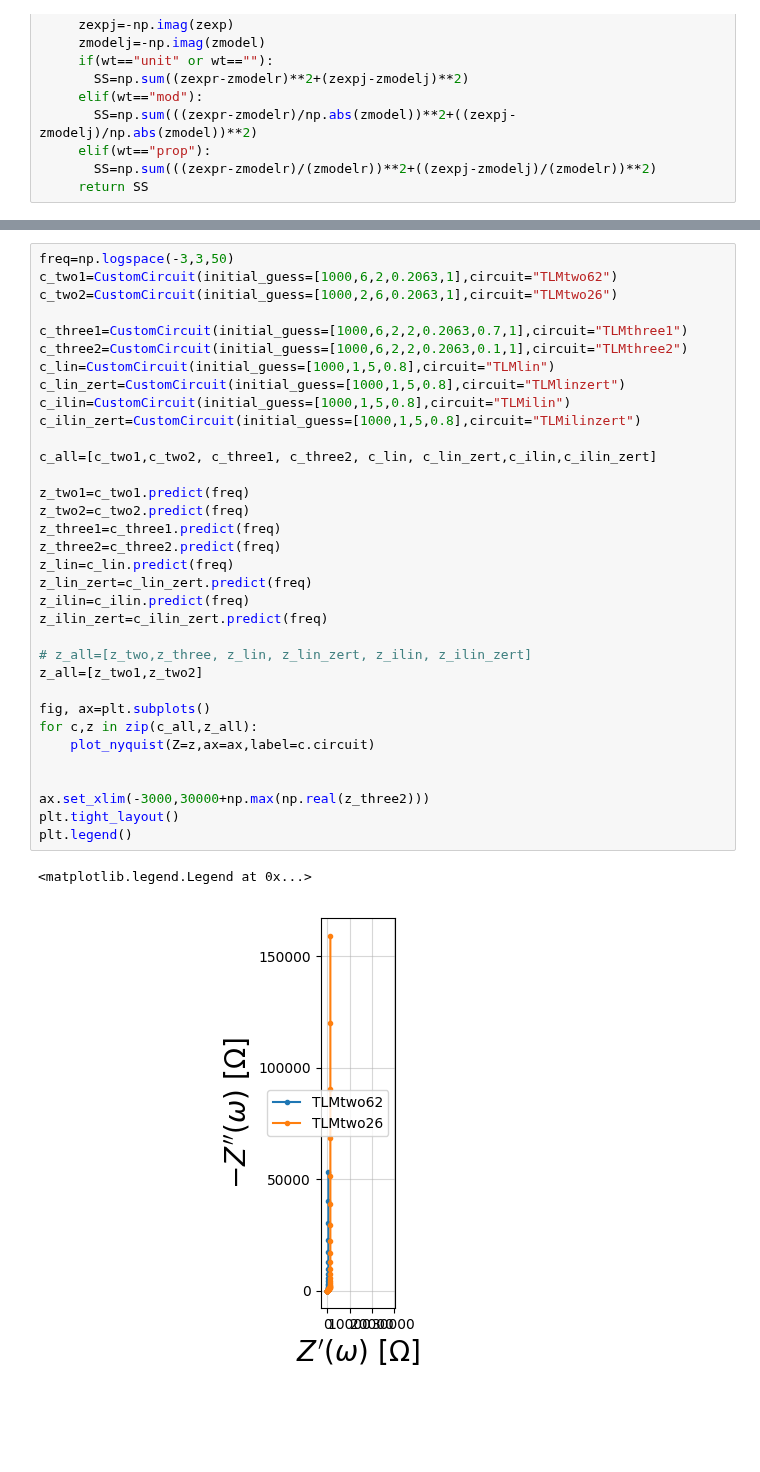
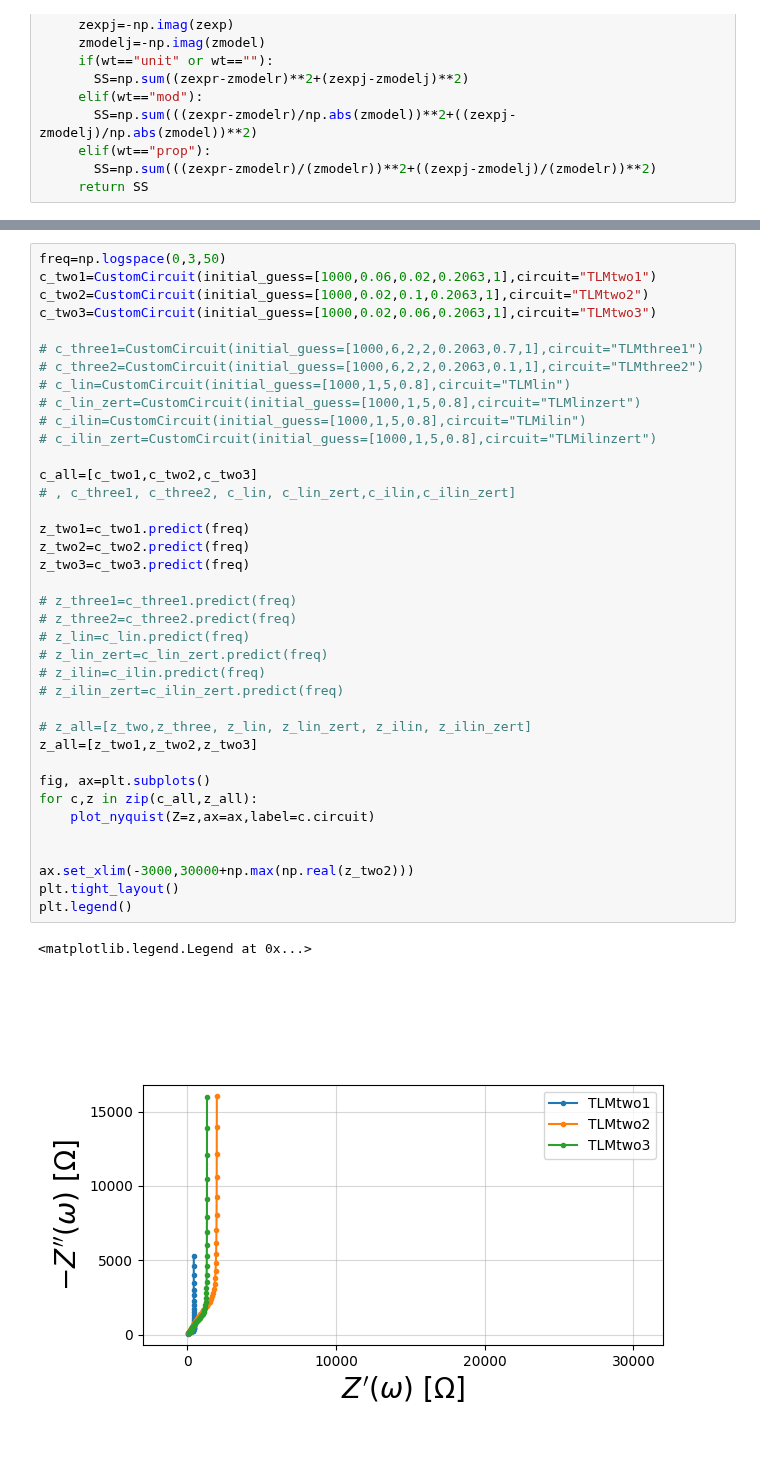
Before and after one commit to Yugal0/fitting-eis-inhomo-electrode, a Jupyter notebook: python/The final/final.ipynb, the cells around one changed output, grey strips where cells are left out. Drawn from its saved outputs; the diff is of its cells as text; blank space fills up the shorter version.

```diff
--- a/python/The final/final.ipynb
+++ b/python/The final/final.ipynb
@@ -170,39 +189,43 @@ def TLMilinzert(p,f):
 
     return Z
 # %%
-freq=np.logspace(-3,3,50)
-c_two1=CustomCircuit(initial_guess=[1000,6,2,0.2063,1],circuit="TLMtwo62")
-c_two2=CustomCircuit(initial_guess=[1000,2,6,0.2063,1],circuit="TLMtwo26")
+freq=np.logspace(0,3,50)
+c_two1=CustomCircuit(initial_guess=[1000,0.06,0.02,0.2063,1],circuit="TLMtwo1")
+c_two2=CustomCircuit(initial_guess=[1000,0.02,0.1,0.2063,1],circuit="TLMtwo2")
+c_two3=CustomCircuit(initial_guess=[1000,0.02,0.06,0.2063,1],circuit="TLMtwo3")
 
-c_three1=CustomCircuit(initial_guess=[1000,6,2,2,0.2063,0.7,1],circuit="TLMthree1")
-c_three2=CustomCircuit(initial_guess=[1000,6,2,2,0.2063,0.1,1],circuit="TLMthree2")
-c_lin=CustomCircuit(initial_guess=[1000,1,5,0.8],circuit="TLMlin")
-c_lin_zert=CustomCircuit(initial_guess=[1000,1,5,0.8],circuit="TLMlinzert")
-c_ilin=CustomCircuit(initial_guess=[1000,1,5,0.8],circuit="TLMilin")
-c_ilin_zert=CustomCircuit(initial_guess=[1000,1,5,0.8],circuit="TLMilinzert")
+# c_three1=CustomCircuit(initial_guess=[1000,6,2,2,0.2063,0.7,1],circuit="TLMthree1")
+# c_three2=CustomCircuit(initial_guess=[1000,6,2,2,0.2063,0.1,1],circuit="TLMthree2")
+# c_lin=CustomCircuit(initial_guess=[1000,1,5,0.8],circuit="TLMlin")
+# c_lin_zert=CustomCircuit(initial_guess=[1000,1,5,0.8],circuit="TLMlinzert")
+# c_ilin=CustomCircuit(initial_guess=[1000,1,5,0.8],circuit="TLMilin")
+# c_ilin_zert=CustomCircuit(initial_guess=[1000,1,5,0.8],circuit="TLMilinzert")
 
-c_all=[c_two1,c_two2, c_three1, c_three2, c_lin, c_lin_zert,c_ilin,c_ilin_zert]
+c_all=[c_two1,c_two2,c_two3]
+# , c_three1, c_three2, c_lin, c_lin_zert,c_ilin,c_ilin_zert]
 
 z_two1=c_two1.predict(freq)
 z_two2=c_two2.predict(freq)
-z_three1=c_three1.predict(freq)
-z_three2=c_three2.predict(freq)
-z_lin=c_lin.predict(freq)
-z_lin_zert=c_lin_zert.predict(freq)
-z_ilin=c_ilin.predict(freq)
-z_ilin_zert=c_ilin_zert.predict(freq)
+z_two3=c_two3.predict(freq)
+
+# z_three1=c_three1.predict(freq)
+# z_three2=c_three2.predict(freq)
+# z_lin=c_lin.predict(freq)
+# z_lin_zert=c_lin_zert.predict(freq)
+# z_ilin=c_ilin.predict(freq)
+# z_ilin_zert=c_ilin_zert.predict(freq)
 
 # z_all=[z_two,z_three, z_lin, z_lin_zert, z_ilin, z_ilin_zert]
-z_all=[z_two1,z_two2]
+z_all=[z_two1,z_two2,z_two3]
 
 fig, ax=plt.subplots()
 for c,z in zip(c_all,z_all):
     plot_nyquist(Z=z,ax=ax,label=c.circuit)
 
 
-ax.set_xlim(-3000,30000+np.max(np.real(z_three2)))
+ax.set_xlim(-3000,30000+np.max(np.real(z_two2)))
 plt.tight_layout()
 plt.legend()
 # %% [output]
 <matplotlib.legend.Legend at 0x...>
-[figure, old version]
+[figure, new version]
```
Also changed, not shown: parts of 1 cell of this notebook, 1 other file.
